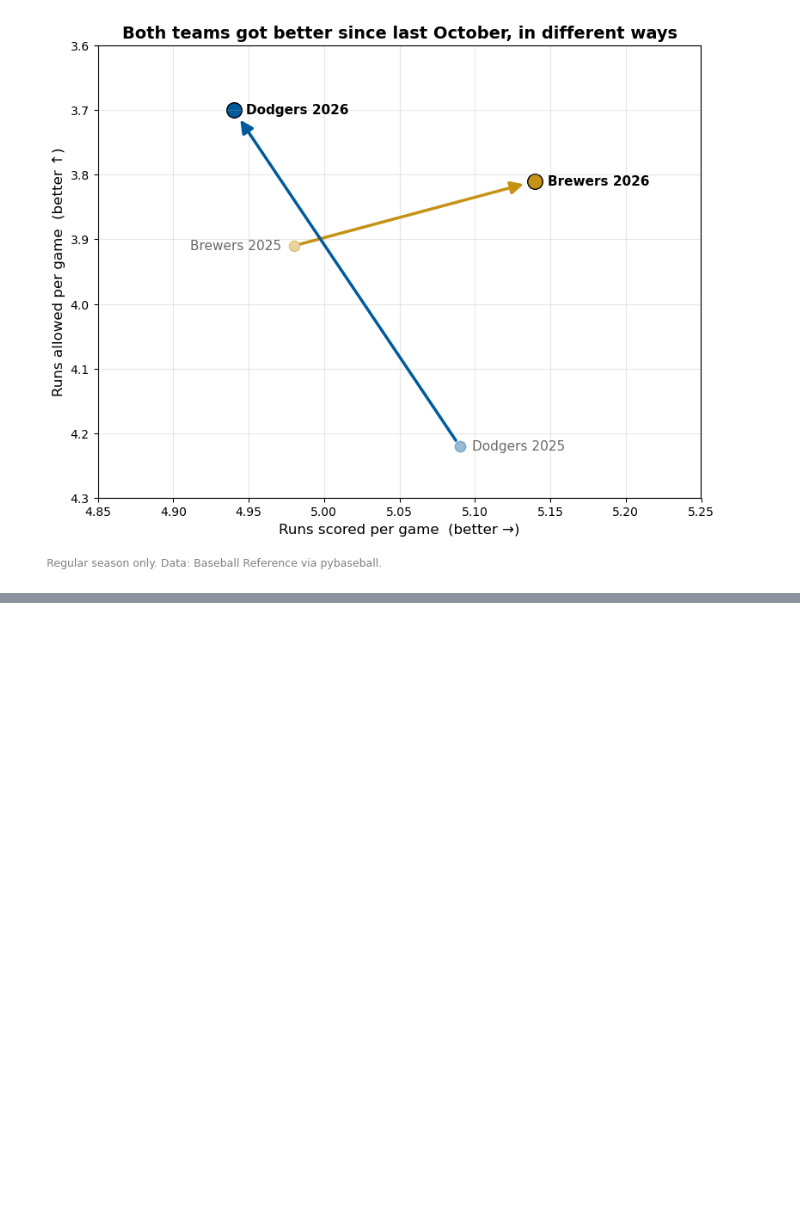
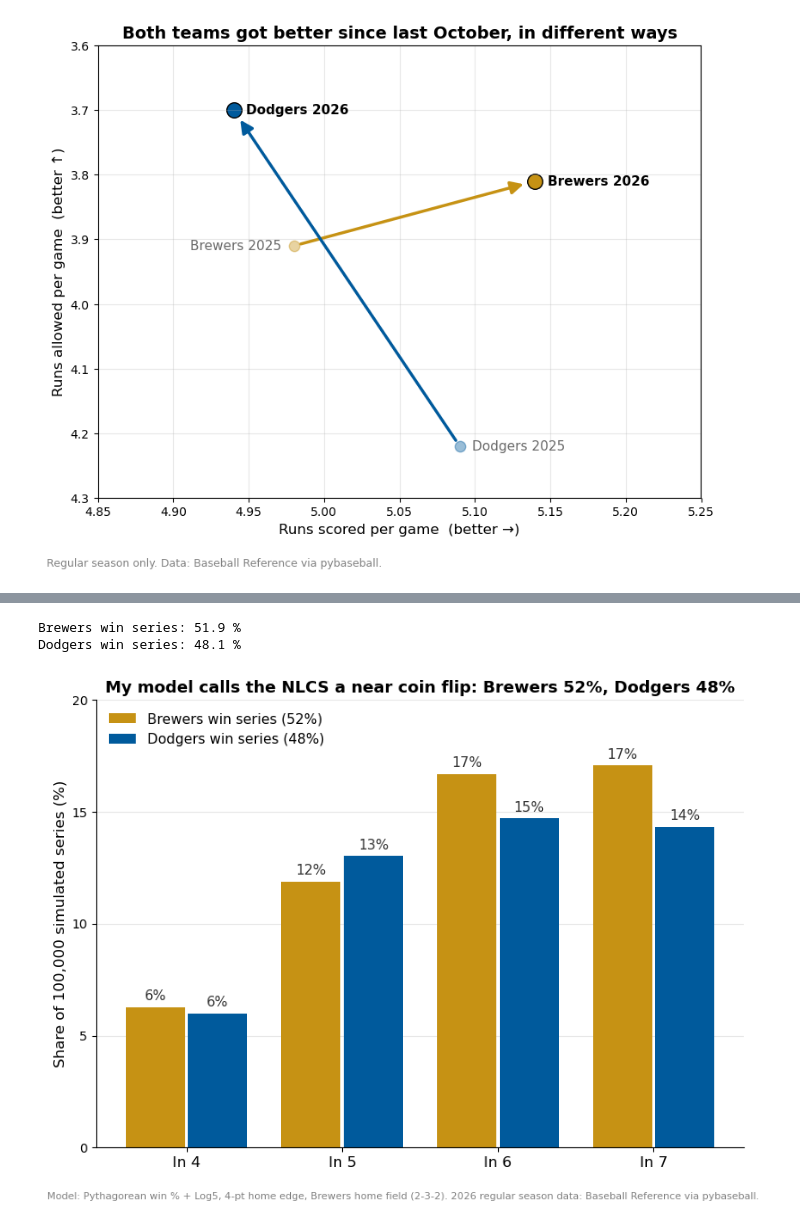
Before and after one commit to izzypitre/nlcs-2026-preview, a Jupyter notebook: nlcs_analysis.ipynb, the cells around one changed output, grey strips where cells are left out. Cells and saved outputs as stored; diff of their text form; code cells hidden in the pictures; blank space fills up the shorter version.

Commit message:
series prediction model and chart

```diff
--- a/nlcs_analysis.ipynb
+++ b/nlcs_analysis.ipynb
@@ -522,0 +601,76 @@ plt.show()
+# %%
+import random
+
+# ---------- MODEL ----------
+def pythag(runs_scored, runs_allowed):
+    return runs_scored**1.83 / (runs_scored**1.83 + runs_allowed**1.83)
+
+def log5(a, b):
+    return (a - a * b) / (a + b - 2 * a * b)
+
+mil_neutral = log5(pythag(mil_rs, mil_ra), pythag(lad_rs, lad_ra))
+home_edge = 0.04
+
+brewers_home = [True, True, False, False, False, True, True]
+results = {}
+random.seed(42)
+
+for _ in range(100000):
+    mil_wins, lad_wins = 0, 0
+    for is_home in brewers_home:
+        p = mil_neutral + home_edge if is_home else mil_neutral - home_edge
+        if random.random() < p:
+            mil_wins += 1
+        else:
+            lad_wins += 1
+        if mil_wins == 4 or lad_wins == 4:
+            break
+    winner = "Brewers" if mil_wins == 4 else "Dodgers"
+    key = (winner, mil_wins + lad_wins)
+    results[key] = results.get(key, 0) + 1
+
+sim = pd.Series(results).sort_index() / 1000
+print("Brewers win series:", round(sim["Brewers"].sum(), 1), "%")
+print("Dodgers win series:", round(sim["Dodgers"].sum(), 1), "%")
+
+# ---------- CHART ----------
+colors = {"Brewers": "#C69214", "Dodgers": "#005A9C"}
+lengths = [4, 5, 6, 7]
+bar_width = 0.38
+
+fig, ax = plt.subplots(figsize=(8, 6))
+
+for i, team in enumerate(["Brewers", "Dodgers"]):
+    values = [sim.get((team, g), 0) for g in lengths]
+    x_positions = [g + (i - 0.5) * (bar_width + 0.02) for g in lengths]
+    ax.bar(x_positions, values, width=bar_width, color=colors[team],
+           label=f"{team} win series ({sim[team].sum():.0f}%)")
+    for x, v in zip(x_positions, values):
+        ax.text(x, v + 0.3, f"{v:.0f}%", ha="center", fontsize=11, color="#333333")
+
+ax.set_xticks(lengths)
+ax.set_xticklabels([f"In {g}" for g in lengths], fontsize=12)
+ax.set_ylabel("Share of 100,000 simulated series (%)", fontsize=12)
+ax.set_ylim(0, 20)
+ax.set_yticks([0, 5, 10, 15, 20])
+ax.set_title(f"My model calls the NLCS a near coin flip: "
+             f"Brewers {sim['Brewers'].sum():.0f}%, Dodgers {sim['Dodgers'].sum():.0f}%",
+             fontsize=13, fontweight="bold")
+ax.grid(axis="y", alpha=0.3)
+ax.set_axisbelow(True)
+for side in ["top", "right"]:
+    ax.spines[side].set_visible(False)
+ax.legend(loc="upper left", fontsize=11, frameon=False)
+
+fig.text(0.01, 0.01,
+         "Model: Pythagorean win % + Log5, 4-pt home edge, Brewers home field (2-3-2). "
+         "2026 regular season data: Baseball Reference via pybaseball.",
+         fontsize=8, color="gray")
+
+plt.tight_layout(rect=[0, 0.04, 1, 1])
+plt.savefig("nlcs_series_simulation.png", dpi=200)
+plt.show()
+# %% [output]
+Brewers win series: 51.9 %
+Dodgers win series: 48.1 %
+[figure, added]
```
Also changed, not shown: parts of 12 cells of this notebook, 1 other file.
